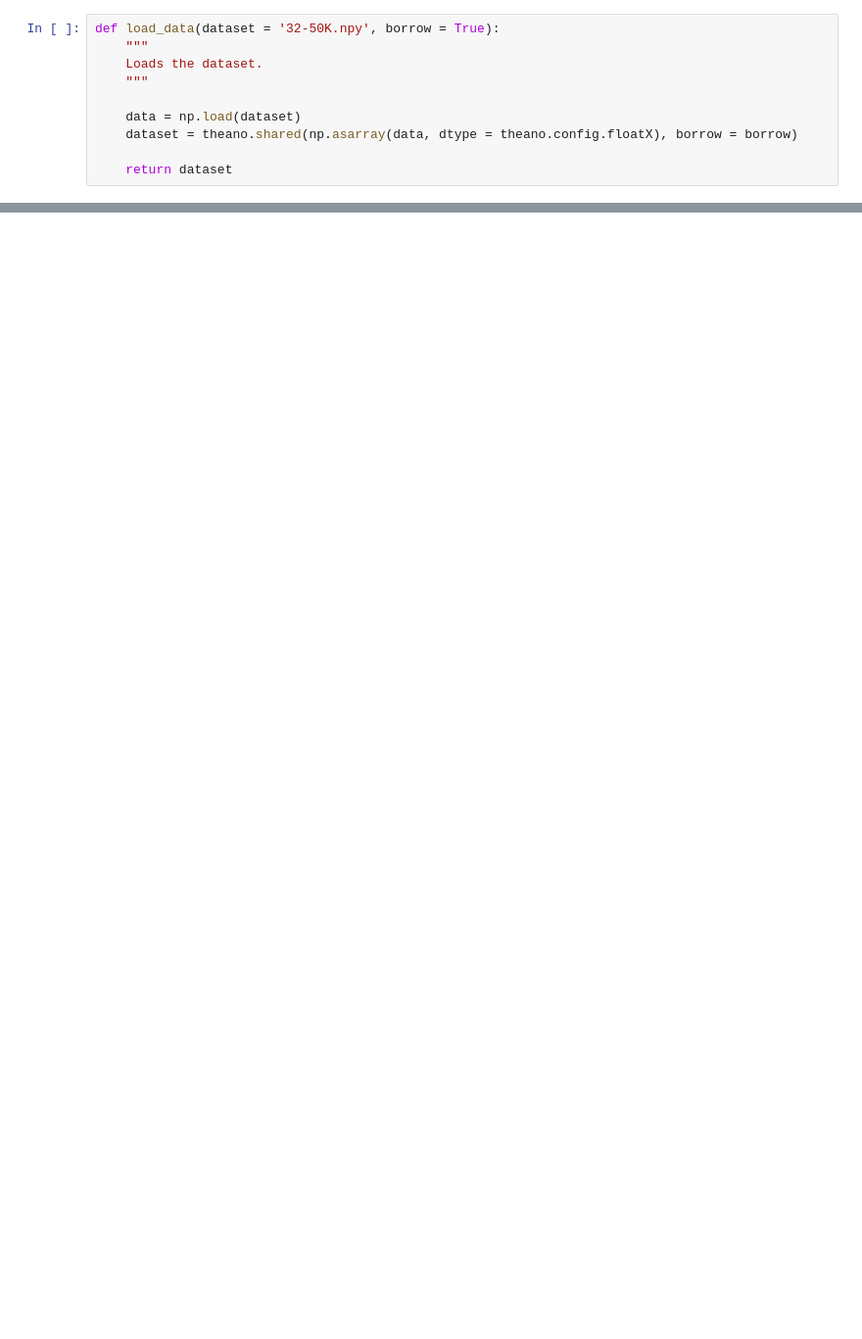
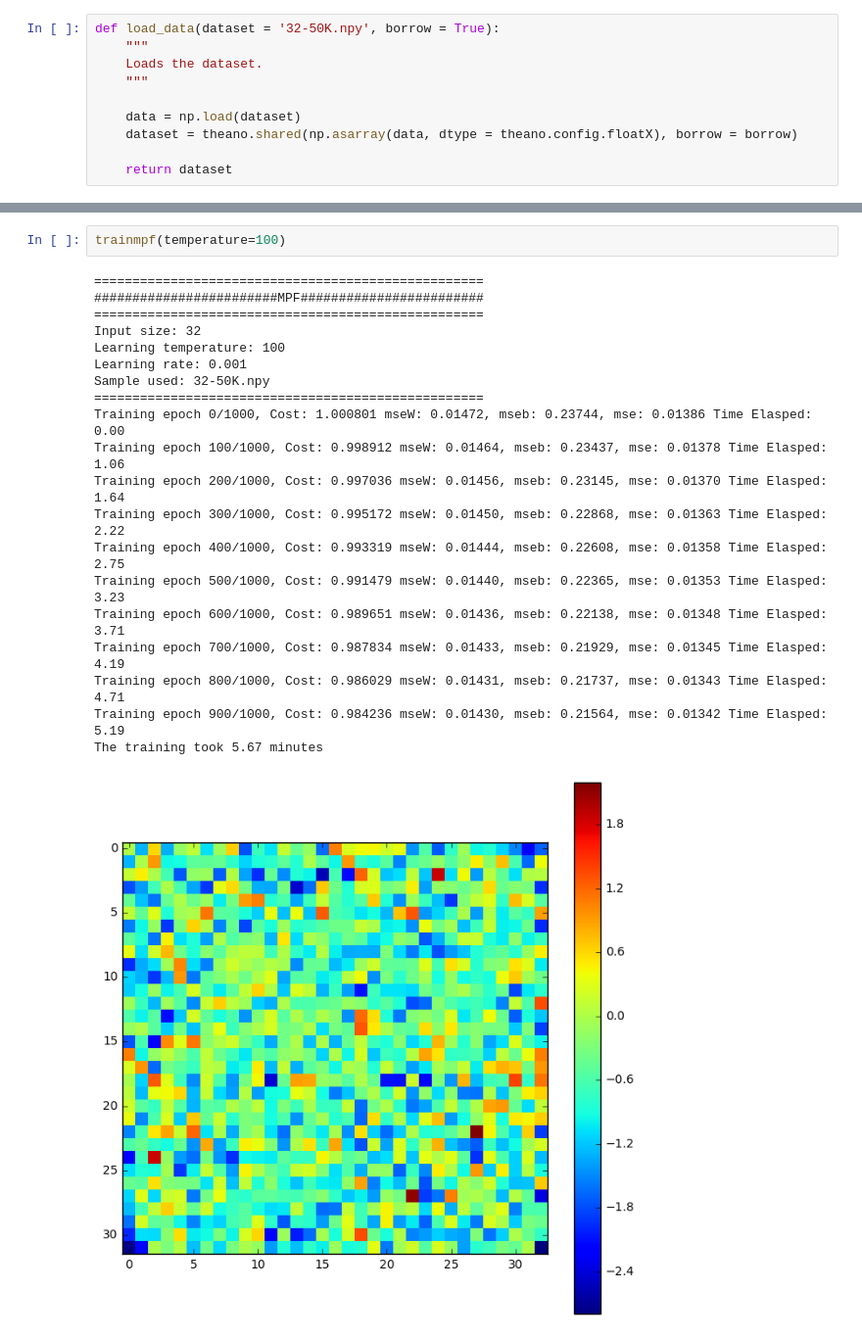
Before and after one commit to zunction/old-mmpf, a Jupyter notebook: MPF Training.ipynb, the cells around one changed output, grey strips where cells are left out. Shown at 98% size. Saved outputs shown, nothing was run; the diff lists cells and outputs as text; blank space fills up the shorter version.

```diff
--- a/MPF Training.ipynb
+++ b/MPF Training.ipynb
@@ -102,0 +191,23 @@ def trainmpf(units = 32, lr = 1e-3, epsilon = 1, n_epochs = 1000,
+# %%
+trainmpf(temperature=100)
+# %% [output]
+===================================================
+########################MPF########################
+===================================================
+Input size: 32
+Learning temperature: 100
+Learning rate: 0.001
+Sample used: 32-50K.npy
+===================================================
+Training epoch 0/1000, Cost: 1.000801 mseW: 0.01472, mseb: 0.23744, mse: 0.01386 Time Elasped: 0.00
+Training epoch 100/1000, Cost: 0.998912 mseW: 0.01464, mseb: 0.23437, mse: 0.01378 Time Elasped: 1.06
+Training epoch 200/1000, Cost: 0.997036 mseW: 0.01456, mseb: 0.23145, mse: 0.01370 Time Elasped: 1.64
+Training epoch 300/1000, Cost: 0.995172 mseW: 0.01450, mseb: 0.22868, mse: 0.01363 Time Elasped: 2.22
+Training epoch 400/1000, Cost: 0.993319 mseW: 0.01444, mseb: 0.22608, mse: 0.01358 Time Elasped: 2.75
+Training epoch 500/1000, Cost: 0.991479 mseW: 0.01440, mseb: 0.22365, mse: 0.01353 Time Elasped: 3.23
+Training epoch 600/1000, Cost: 0.989651 mseW: 0.01436, mseb: 0.22138, mse: 0.01348 Time Elasped: 3.71
+Training epoch 700/1000, Cost: 0.987834 mseW: 0.01433, mseb: 0.21929, mse: 0.01345 Time Elasped: 4.19
+Training epoch 800/1000, Cost: 0.986029 mseW: 0.01431, mseb: 0.21737, mse: 0.01343 Time Elasped: 4.71
+Training epoch 900/1000, Cost: 0.984236 mseW: 0.01430, mseb: 0.21564, mse: 0.01342 Time Elasped: 5.19
+The training took 5.67 minutes
+[figure, added]
```
Also changed, not shown: parts of 6 cells of this notebook, 4 other files.
